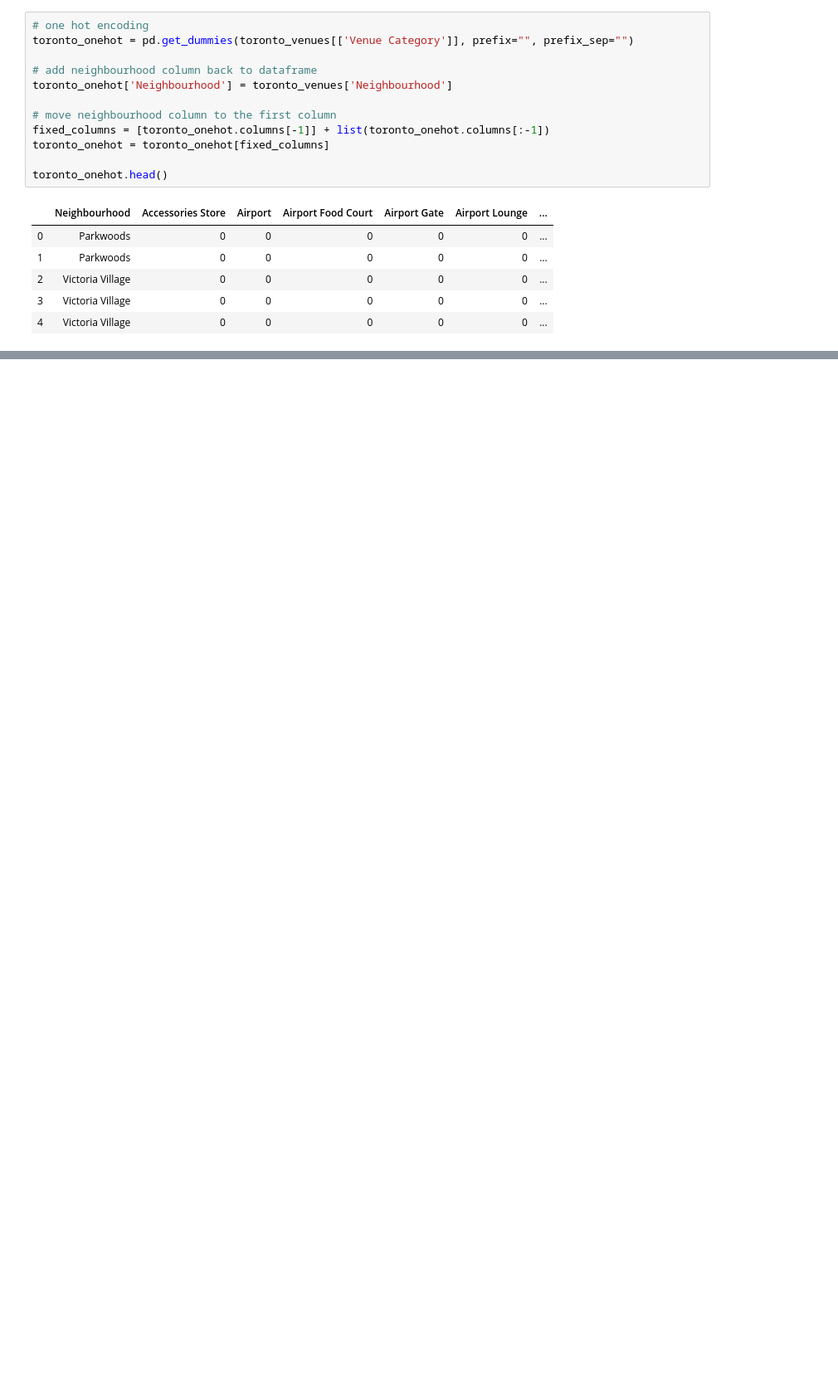
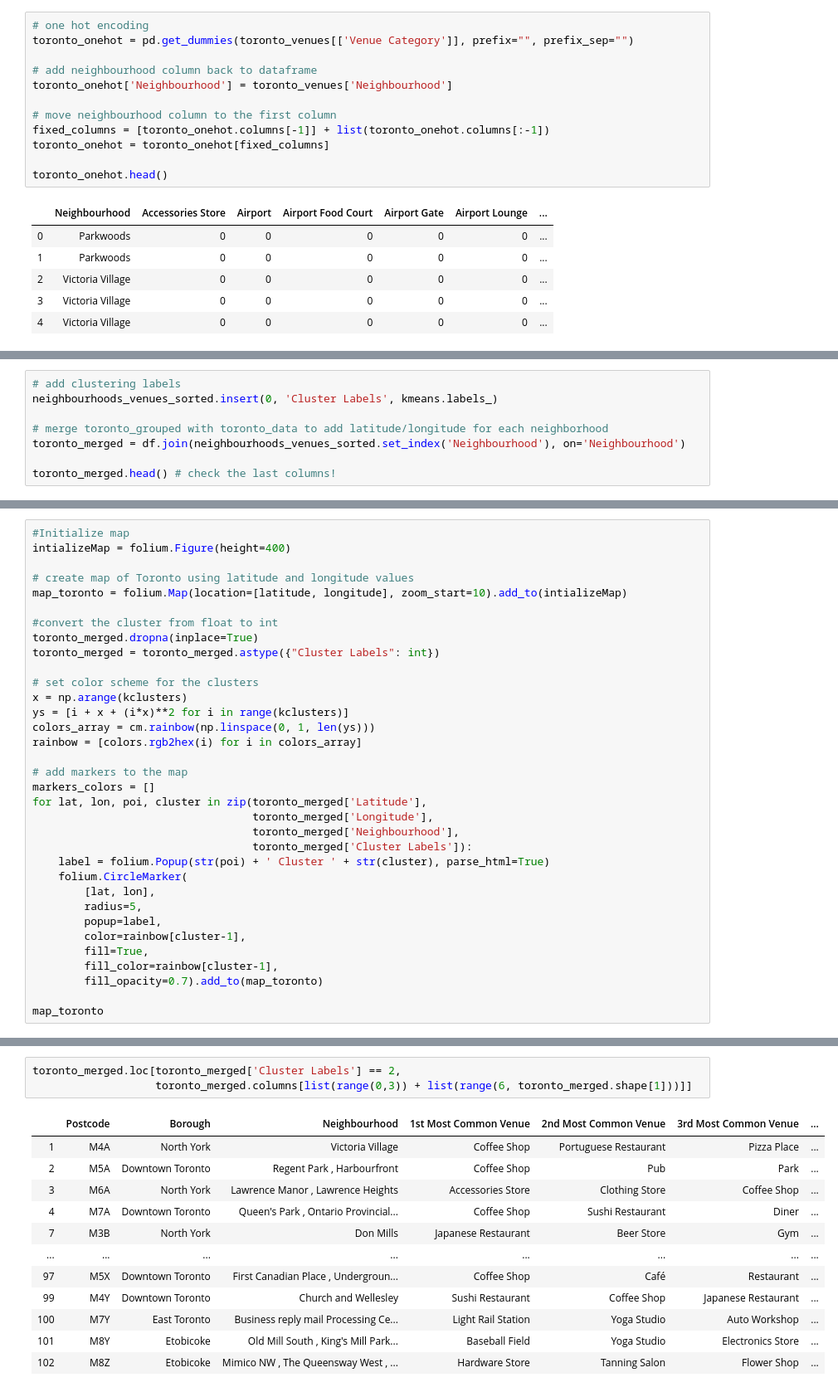
Before and after one commit to nitishbhardwaj1912/Coursera_Capstone, a Jupyter notebook: CourseraCapstone_A1.ipynb, the cells around one changed output, grey strips where cells are left out. Shown at 83% size. Drawn from its saved outputs; the diff is of its cells as text; blank space fills up the shorter version.

```diff
--- a/CourseraCapstone_A1.ipynb
+++ b/CourseraCapstone_A1.ipynb
@@ -289,0 +424,8 @@ toronto_grouped.shape
+# %%
+# add clustering labels
+neighbourhoods_venues_sorted.insert(0, 'Cluster Labels', kmeans.labels_)
+
+# merge toronto_grouped with toronto_data to add latitude/longitude for each neighborhood
+toronto_merged = df.join(neighbourhoods_venues_sorted.set_index('Neighbourhood'), on='Neighbourhood')
+
+toronto_merged.head() # check the last columns!
@@ -289,0 +439,34 @@ toronto_grouped.shape
+# %%
+#Initialize map
+intializeMap = folium.Figure(height=400)
+
+# create map of Toronto using latitude and longitude values
+map_toronto = folium.Map(location=[latitude, longitude], zoom_start=10).add_to(intializeMap)
+
+#convert the cluster from float to int
+toronto_merged.dropna(inplace=True)
+toronto_merged = toronto_merged.astype({"Cluster Labels": int})
+
+# set color scheme for the clusters
+x = np.arange(kclusters)
+ys = [i + x + (i*x)**2 for i in range(kclusters)]
+colors_array = cm.rainbow(np.linspace(0, 1, len(ys)))
+rainbow = [colors.rgb2hex(i) for i in colors_array]
+
+# add markers to the map
+markers_colors = []
+for lat, lon, poi, cluster in zip(toronto_merged['Latitude'],
+                                  toronto_merged['Longitude'],
+                                  toronto_merged['Neighbourhood'],
+                                  toronto_merged['Cluster Labels']):
+    label = folium.Popup(str(poi) + ' Cluster ' + str(cluster), parse_html=True)
+    folium.CircleMarker(
+        [lat, lon],
+        radius=5,
+        popup=label,
+        color=rainbow[cluster-1],
+        fill=True,
+        fill_color=rainbow[cluster-1],
+        fill_opacity=0.7).add_to(map_toronto)
+
+map_toronto
@@ -289,0 +508,16 @@ toronto_grouped.shape
+# %%
+toronto_merged.loc[toronto_merged['Cluster Labels'] == 2,
+                   toronto_merged.columns[list(range(0,3)) + list(range(6, toronto_merged.shape[1]))]]
+# %% [output]
+|  | Postcode | Borough | Neighbourhood | 1st Most Common Venue | 2nd Most Common Venue | 3rd Most Common Venue | ... |
+| 1 | M4A | North York | Victoria Village | Coffee Shop | Portuguese Restaurant | Pizza Place | ... |
+| 2 | M5A | Downtown Toronto | Regent Park , Harbourfront | Coffee Shop | Pub | Park | ... |
+| 3 | M6A | North York | Lawrence Manor , Lawrence Heights | Accessories Store | Clothing Store | Coffee Shop | ... |
+| 4 | M7A | Downtown Toronto | Queen's Park , Ontario Provincial... | Coffee Shop | Sushi Restaurant | Diner | ... |
+| 7 | M3B | North York | Don Mills | Japanese Restaurant | Beer Store | Gym | ... |
+| ... | ... | ... | ... | ... | ... | ... | ... |
+| 97 | M5X | Downtown Toronto | First Canadian Place , Undergroun... | Coffee Shop | Café | Restaurant | ... |
+| 99 | M4Y | Downtown Toronto | Church and Wellesley | Sushi Restaurant | Coffee Shop | Japanese Restaurant | ... |
+| 100 | M7Y | East Toronto | Business reply mail Processing Ce... | Light Rail Station | Yoga Studio | Auto Workshop | ... |
+| 101 | M8Y | Etobicoke | Old Mill South , King's Mill Park... | Baseball Field | Yoga Studio | Electronics Store | ... |
+| 102 | M8Z | Etobicoke | Mimico NW , The Queensway West , ... | Hardware Store | Tanning Salon | Flower Shop | ... |
```
Also changed, not shown: parts of 44 cells of this notebook.
